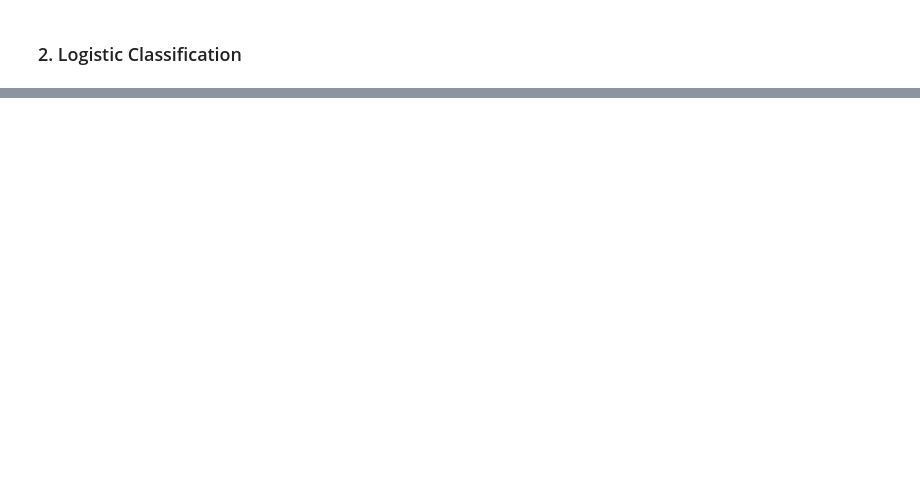
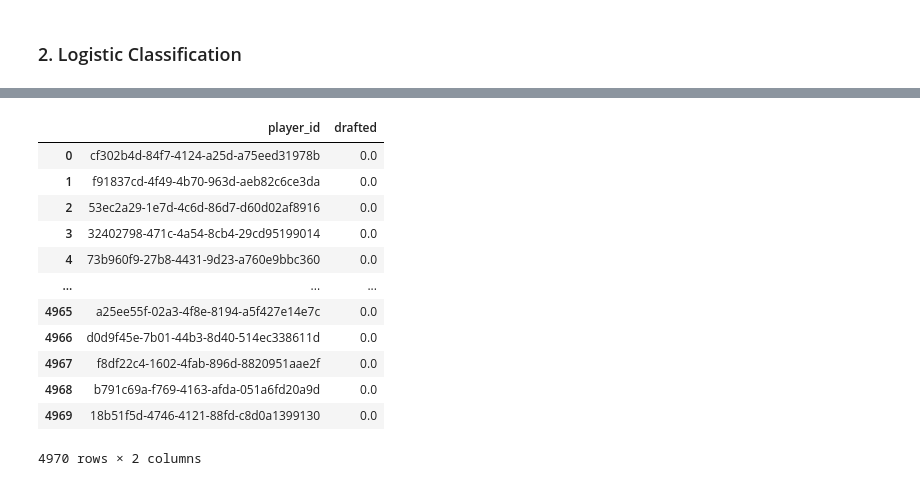
Before and after one commit to chuannarongvat/adv_mla_at1_14229898, a Jupyter notebook: notebooks/chingpayakmon_narongvat-14229898-week1_3.logistic.ipynb, the cells around one changed output, grey strips where cells are left out. Drawn from its saved outputs; the diff is of its cells as text; code cells hidden in the pictures; blank space fills up the shorter version.

```diff
--- a/notebooks/chingpayakmon_narongvat-14229898-week1_3.logistic.ipynb
+++ b/notebooks/chingpayakmon_narongvat-14229898-week1_3.logistic.ipynb
@@ -45,0 +71,11 @@ baseline_model
+# %%
+def submission_file(y_test_prob):
+    player_id_df = pd.read_csv('../data/processed/player_id.csv')
+
+    submission_df = pd.DataFrame({
+        'player_id': player_id_df['player_id'],
+        'drafted': y_test_prob
+    })
+
+    submission_df['drafted'] = submission_df['drafted'].round(1)
+    return submission_df
@@ -45,0 +213,3 @@ baseline_model
+# %%
+log_reg_tune = LogisticRegression(random_state=8, max_iter=2000, solver='lbfgs', penalty='none', multi_class='auto')
+log_reg_tune.fit(X_train, y_train)
@@ -45,0 +229,20 @@ baseline_model
+# %%
+y_test_probs_2 = log_reg_tune.predict_proba(X_test)[:, 1]
+# %%
+submission_2 = submission_file(y_test_probs_2)
+# %%
+submission_2
+# %% [output]
+|  | player_id | drafted |
+| 0 | cf302b4d-84f7-4124-a25d-a75eed31978b | 0.0 |
+| 1 | f91837cd-4f49-4b70-963d-aeb82c6ce3da | 0.0 |
+| 2 | 53ec2a29-1e7d-4c6d-86d7-d60d02af8916 | 0.0 |
+| 3 | 32402798-471c-4a54-8cb4-29cd95199014 | 0.0 |
+| 4 | 73b960f9-27b8-4431-9d23-a760e9bbc360 | 0.0 |
+| ... | ... | ... |
+| 4965 | a25ee55f-02a3-4f8e-8194-a5f427e14e7c | 0.0 |
+| 4966 | d0d9f45e-7b01-44b3-8d40-514ec338611d | 0.0 |
+| 4967 | f8df22c4-1602-4fab-896d-8820951aae2f | 0.0 |
+| 4968 | b791c69a-f769-4163-afda-051a6fd20a9d | 0.0 |
+| 4969 | 18b51f5d-4746-4121-88fd-c8d0a1399130 | 0.0 |
+4970 rows × 2 columns
```
Also changed, not shown: parts of 42 cells of this notebook, 4 other files.
